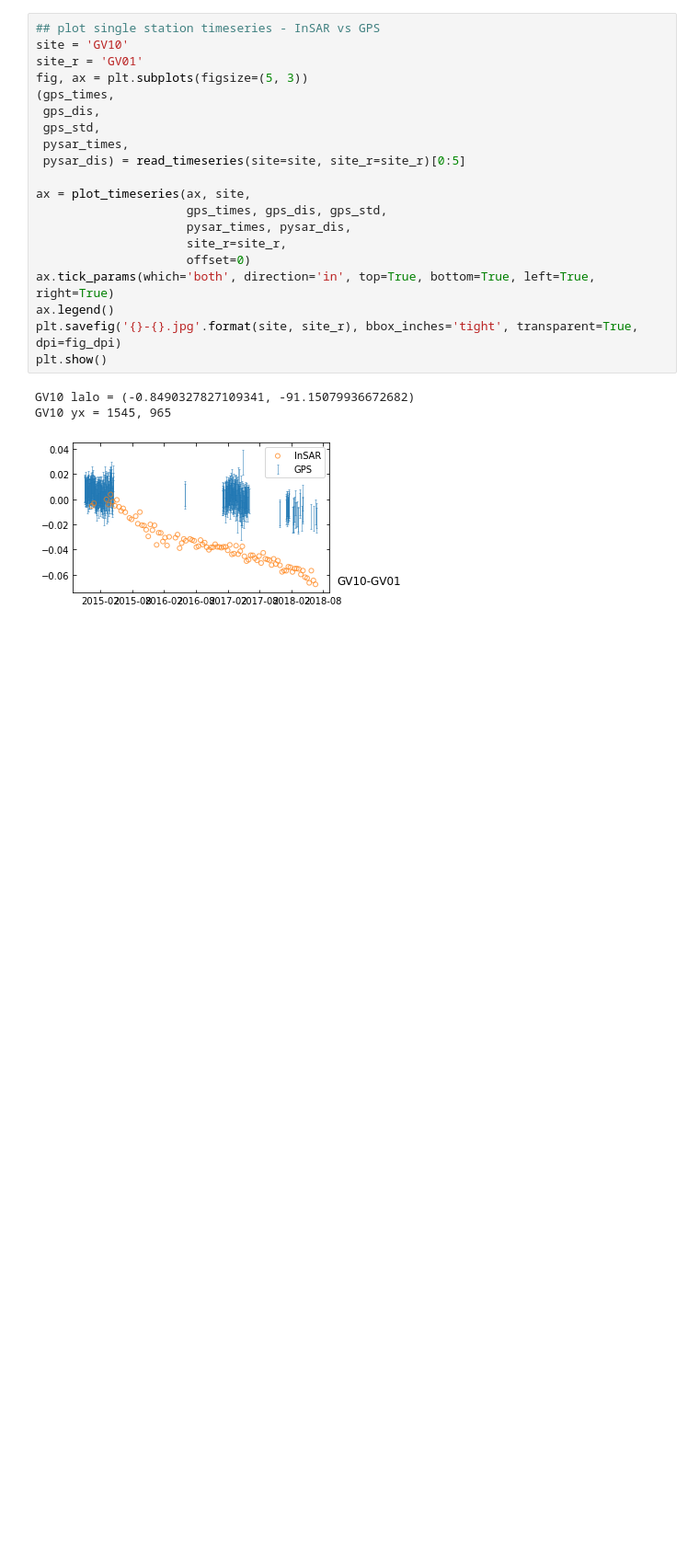
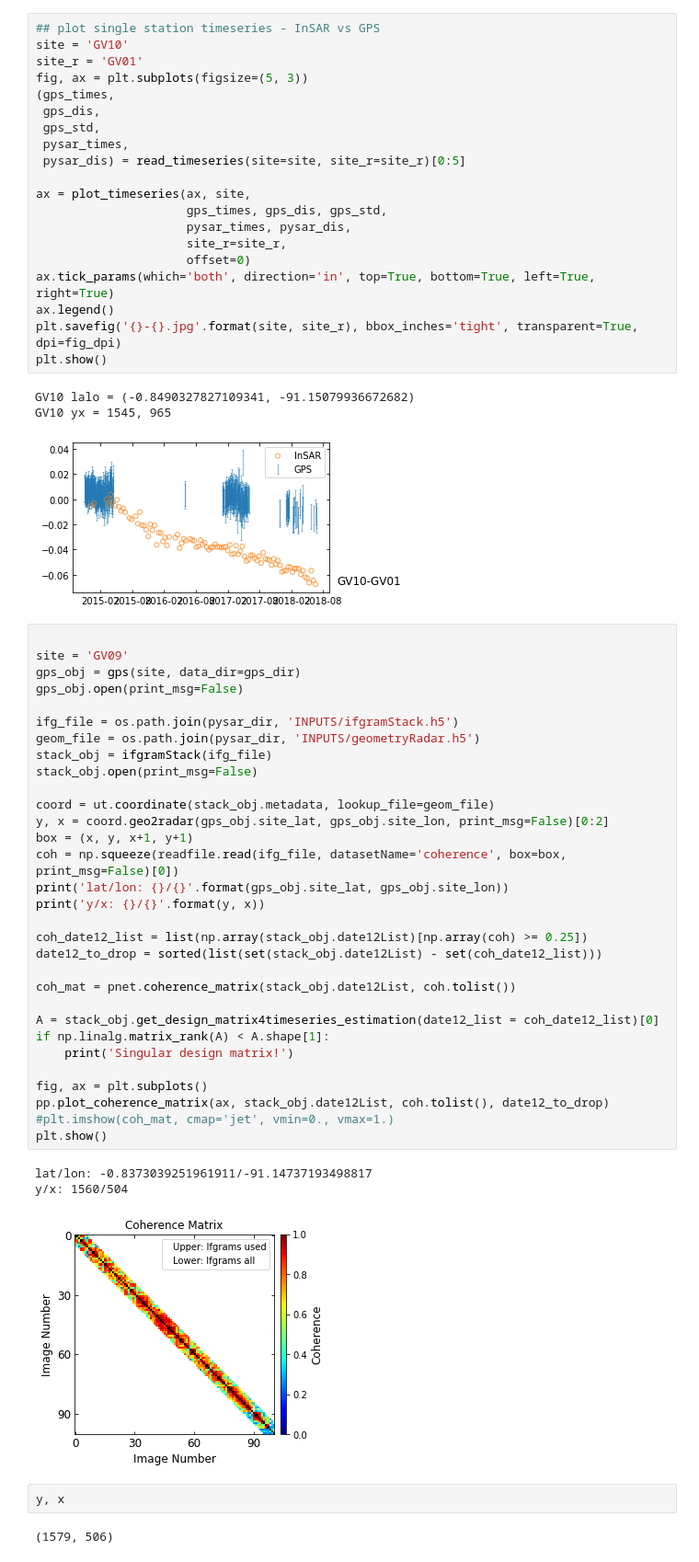
Before and after one commit to geodesymiami/Yunjun_et_al-2019-MintPy, a Jupyter notebook: insar_vs_gps.ipynb, the cells around one changed output. Shown at 92% size. Saved outputs shown, nothing was run; the diff lists cells and outputs as text; blank space fills up the shorter version.

```diff
--- a/insar_vs_gps.ipynb
+++ b/insar_vs_gps.ipynb
@@ -249,3 +287,42 @@ plt.show()
 GV10 lalo = (-0.8490327827109341, -91.15079936672682)
 GV10 yx = 1545, 965
 [figure]
+# %%
+
+site = 'GV09'
+gps_obj = gps(site, data_dir=gps_dir)
+gps_obj.open(print_msg=False)
+
+ifg_file = os.path.join(pysar_dir, 'INPUTS/ifgramStack.h5')
+geom_file = os.path.join(pysar_dir, 'INPUTS/geometryRadar.h5')
+stack_obj = ifgramStack(ifg_file)
+stack_obj.open(print_msg=False)
+
+coord = ut.coordinate(stack_obj.metadata, lookup_file=geom_file)
+y, x = coord.geo2radar(gps_obj.site_lat, gps_obj.site_lon, print_msg=False)[0:2]
+box = (x, y, x+1, y+1)
+coh = np.squeeze(readfile.read(ifg_file, datasetName='coherence', box=box, print_msg=False)[0])
+print('lat/lon: {}/{}'.format(gps_obj.site_lat, gps_obj.site_lon))
+print('y/x: {}/{}'.format(y, x))
+
+coh_date12_list = list(np.array(stack_obj.date12List)[np.array(coh) >= 0.25])
+date12_to_drop = sorted(list(set(stack_obj.date12List) - set(coh_date12_list)))
+
+coh_mat = pnet.coherence_matrix(stack_obj.date12List, coh.tolist())
+
+A = stack_obj.get_design_matrix4timeseries_estimation(date12_list = coh_date12_list)[0]
+if np.linalg.matrix_rank(A) < A.shape[1]:
+    print('Singular design matrix!')
+
+fig, ax = plt.subplots()
+pp.plot_coherence_matrix(ax, stack_obj.date12List, coh.tolist(), date12_to_drop)
+#plt.imshow(coh_mat, cmap='jet', vmin=0., vmax=1.)
+plt.show()
+# %% [output]
+lat/lon: -0.8373039251961911/-91.14737193498817
+y/x: 1560/504
+[figure, added]
+# %%
+y, x
+# %% [output]
+(1579, 506)
```
Also changed, not shown: parts of 2 cells of this notebook, 2 other files.
